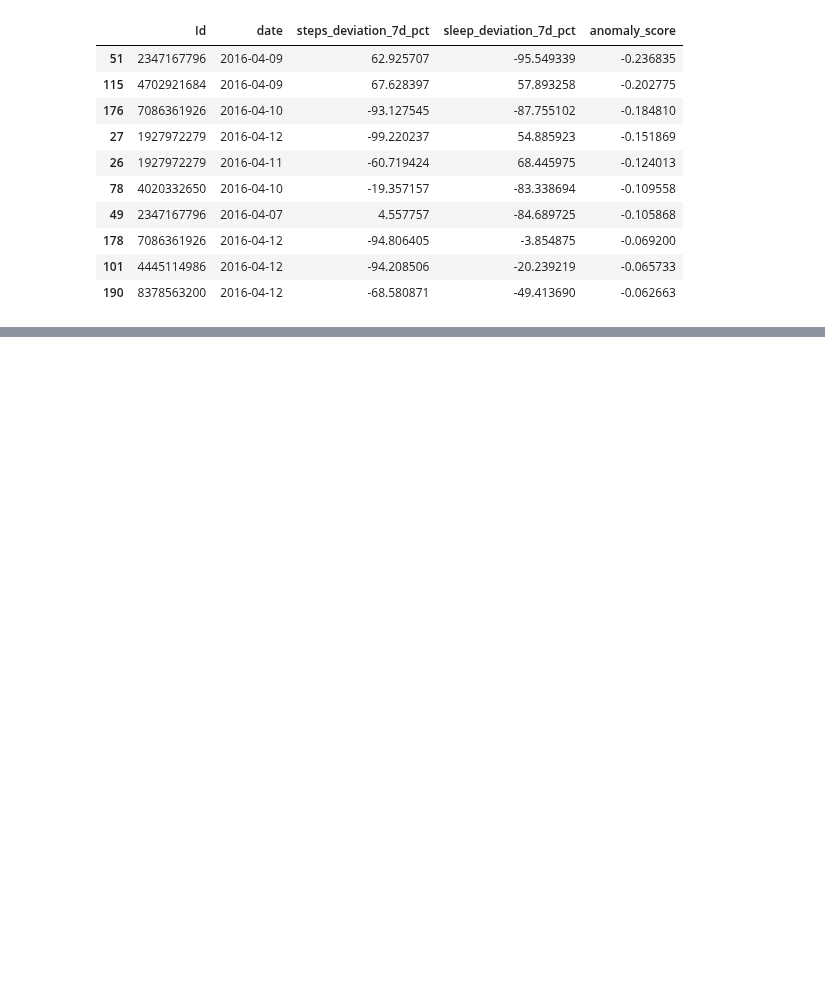
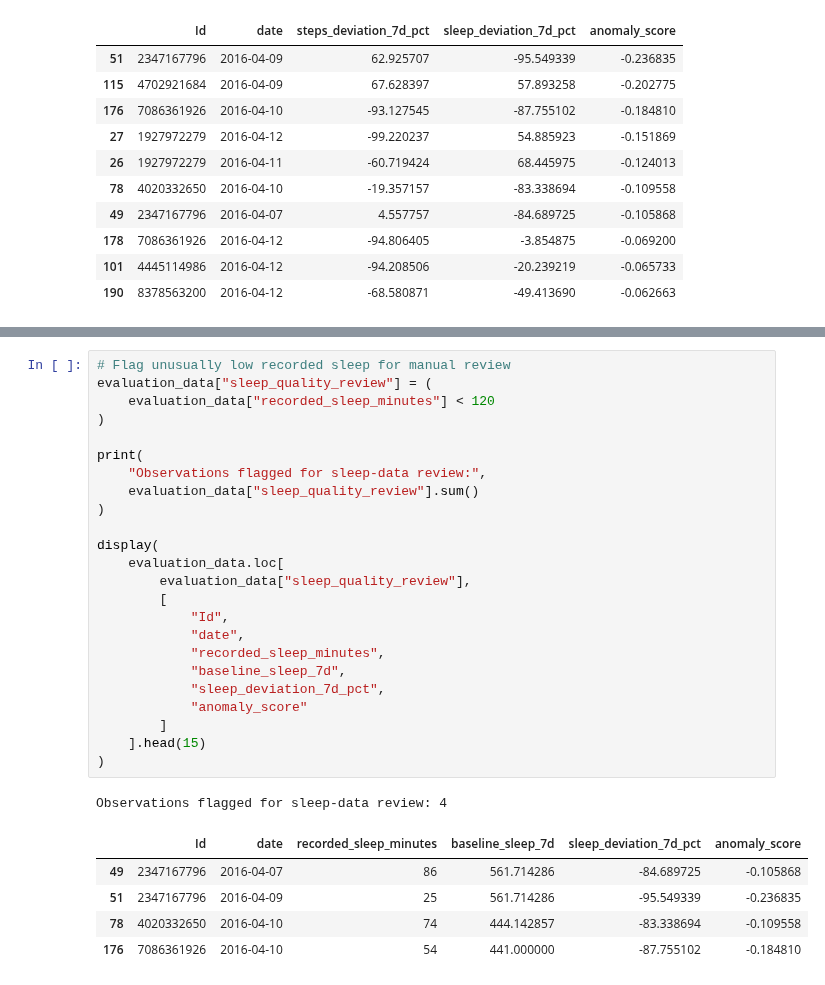
Before and after one commit to mukulsharmao7/Health-AI, a Jupyter notebook: notebooks/06_anomaly_visualization.ipynb, the cells around one changed output, grey strips where cells are left out. Saved outputs shown, nothing was run; the diff lists cells and outputs as text; blank space fills up the shorter version.

```diff
--- a/notebooks/06_anomaly_visualization.ipynb
+++ b/notebooks/06_anomaly_visualization.ipynb
@@ -114,0 +147,31 @@ display(
+# %%
+# Flag unusually low recorded sleep for manual review
+evaluation_data["sleep_quality_review"] = (
+    evaluation_data["recorded_sleep_minutes"] < 120
+)
+
+print(
+    "Observations flagged for sleep-data review:",
+    evaluation_data["sleep_quality_review"].sum()
+)
+
+display(
+    evaluation_data.loc[
+        evaluation_data["sleep_quality_review"],
+        [
+            "Id",
+            "date",
+            "recorded_sleep_minutes",
+            "baseline_sleep_7d",
+            "sleep_deviation_7d_pct",
+            "anomaly_score"
+        ]
+    ].head(15)
+)
+# %% [output]
+Observations flagged for sleep-data review: 4
+|  | Id | date | recorded_sleep_minutes | baseline_sleep_7d | sleep_deviation_7d_pct | anomaly_score |
+| 49 | 2347167796 | 2016-04-07 | 86 | 561.714286 | -84.689725 | -0.105868 |
+| 51 | 2347167796 | 2016-04-09 | 25 | 561.714286 | -95.549339 | -0.236835 |
+| 78 | 4020332650 | 2016-04-10 | 74 | 444.142857 | -83.338694 | -0.109558 |
+| 176 | 7086361926 | 2016-04-10 | 54 | 441.000000 | -87.755102 | -0.184810 |
```
Also changed, not shown: parts of 4 cells of this notebook, 1 other file.
